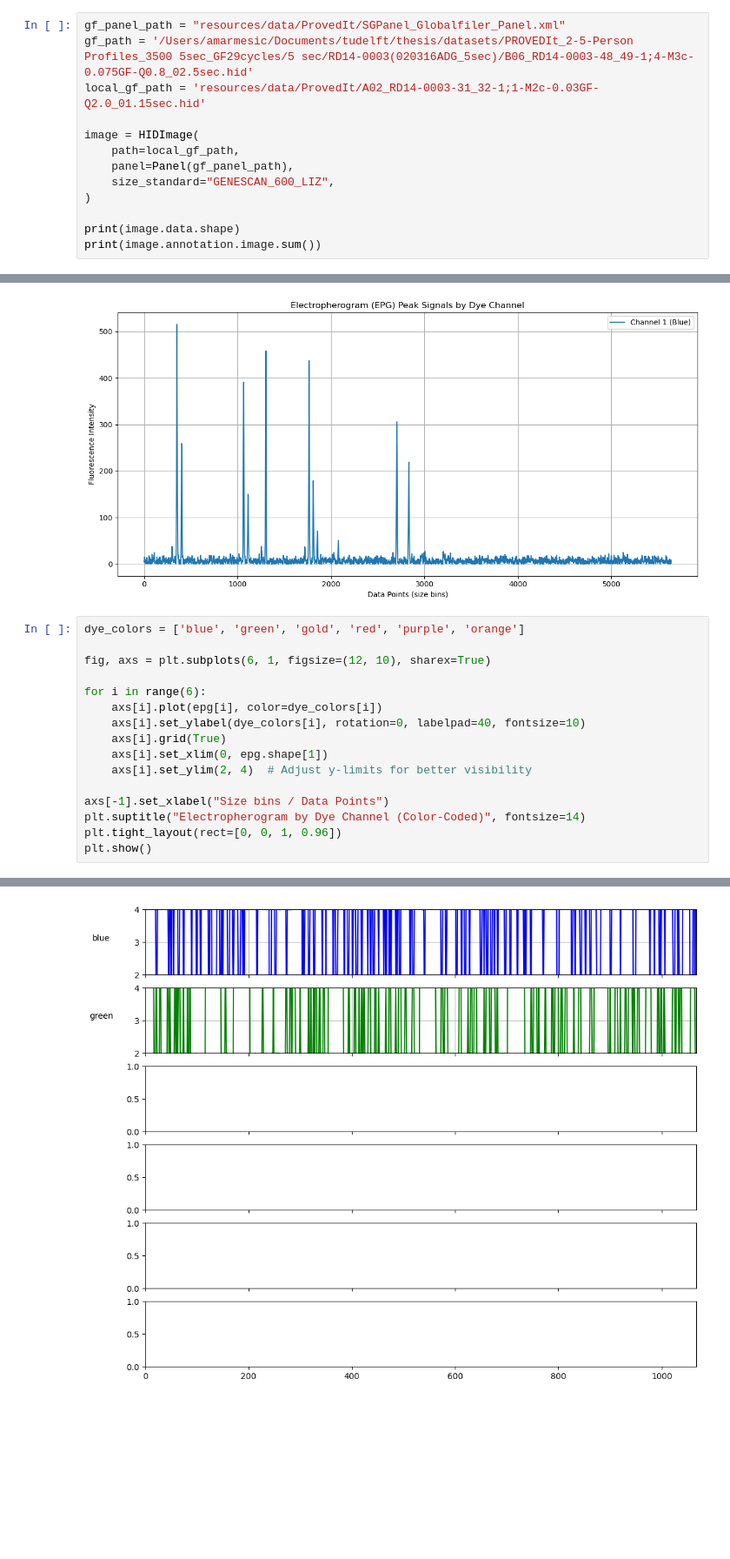
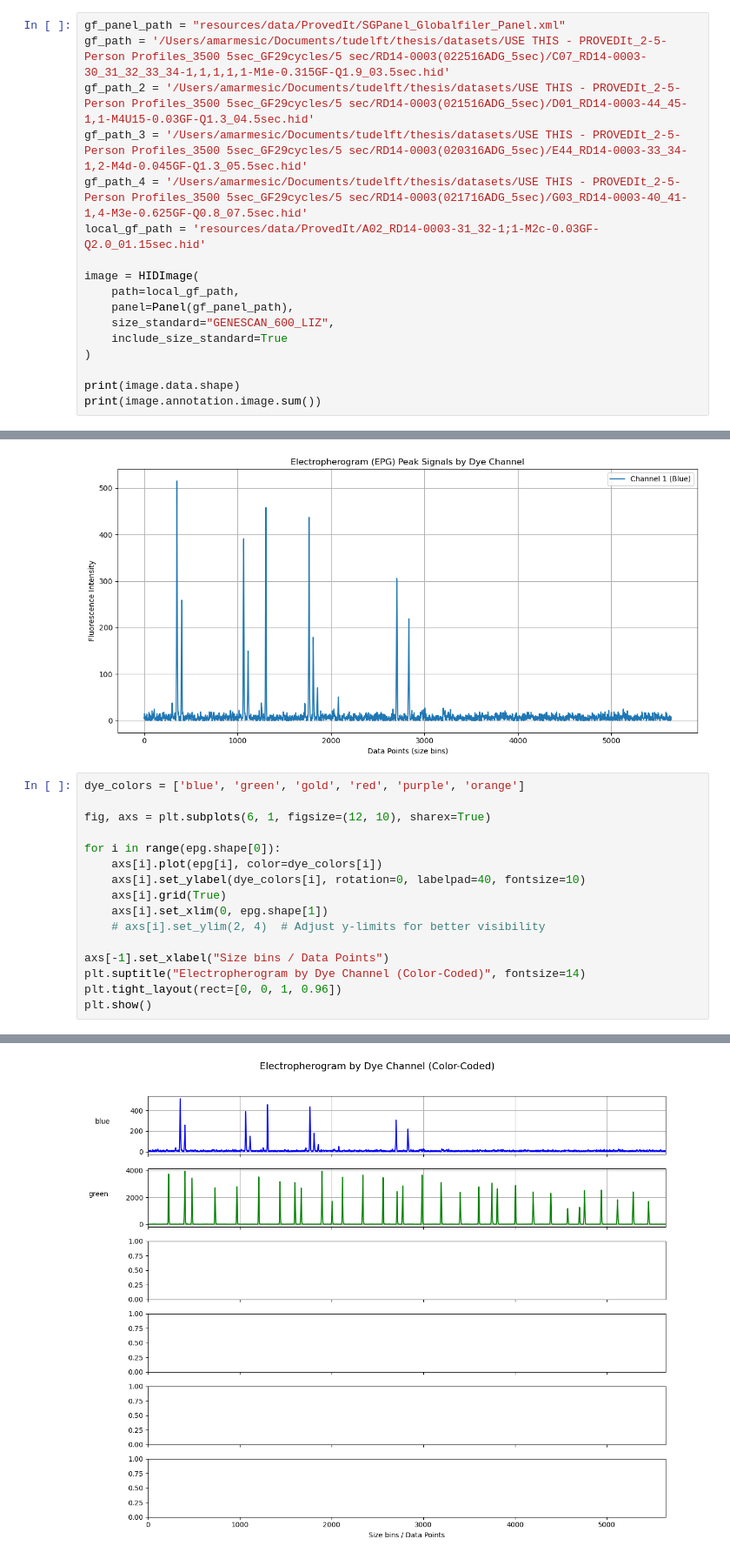
Before and after one commit to amar-mesic/DNANet, a Jupyter notebook: notebooks/ProvedItImage.ipynb, the cells around one changed output, grey strips where cells are left out. Shown: that part at 87% size. Cells and saved outputs as stored; diff of their text form; blank space fills up the shorter version.

Commit message:
add lane standardization

```diff
--- a/notebooks/ProvedItImage.ipynb
+++ b/notebooks/ProvedItImage.ipynb
@@ -18,13 +18,17 @@ import numpy as np
 # Create HID Image
 # %%
 gf_panel_path = "resources/data/ProvedIt/SGPanel_Globalfiler_Panel.xml"
-gf_path = '/Users/amarmesic/Documents/tudelft/thesis/datasets/PROVEDIt_2-5-Person Profiles_3500 5sec_GF29cycles/5 sec/RD14-0003(020316ADG_5sec)/B06_RD14-0003-48_49-1;4-M3c-0.075GF-Q0.8_02.5sec.hid'
+gf_path = '/Users/amarmesic/Documents/tudelft/thesis/datasets/USE THIS - PROVEDIt_2-5-Person Profiles_3500 5sec_GF29cycles/5 sec/RD14-0003(022516ADG_5sec)/C07_RD14-0003-30_31_32_33_34-1,1,1,1,1-M1e-0.315GF-Q1.9_03.5sec.hid'
+gf_path_2 = '/Users/amarmesic/Documents/tudelft/thesis/datasets/USE THIS - PROVEDIt_2-5-Person Profiles_3500 5sec_GF29cycles/5 sec/RD14-0003(021516ADG_5sec)/D01_RD14-0003-44_45-1,1-M4U15-0.03GF-Q1.3_04.5sec.hid'
+gf_path_3 = '/Users/amarmesic/Documents/tudelft/thesis/datasets/USE THIS - PROVEDIt_2-5-Person Profiles_3500 5sec_GF29cycles/5 sec/RD14-0003(020316ADG_5sec)/E44_RD14-0003-33_34-1,2-M4d-0.045GF-Q1.3_05.5sec.hid'
+gf_path_4 = '/Users/amarmesic/Documents/tudelft/thesis/datasets/USE THIS - PROVEDIt_2-5-Person Profiles_3500 5sec_GF29cycles/5 sec/RD14-0003(021716ADG_5sec)/G03_RD14-0003-40_41-1,4-M3e-0.625GF-Q0.8_07.5sec.hid'
 local_gf_path = 'resources/data/ProvedIt/A02_RD14-0003-31_32-1;1-M2c-0.03GF-Q2.0_01.15sec.hid'
 
 image = HIDImage(
     path=local_gf_path,
     panel=Panel(gf_panel_path),
     size_standard="GENESCAN_600_LIZ",
+    include_size_standard=True
 )
 
 print(image.data.shape)
@@ -72,12 +143,12 @@ dye_colors = ['blue', 'green', 'gold', 'red', 'purple', 'orange']
 
 fig, axs = plt.subplots(6, 1, figsize=(12, 10), sharex=True)
 
-for i in range(6):
+for i in range(epg.shape[0]):
     axs[i].plot(epg[i], color=dye_colors[i])
     axs[i].set_ylabel(dye_colors[i], rotation=0, labelpad=40, fontsize=10)
     axs[i].grid(True)
     axs[i].set_xlim(0, epg.shape[1])
-    axs[i].set_ylim(2, 4)  # Adjust y-limits for better visibility
+    # axs[i].set_ylim(2, 4)  # Adjust y-limits for better visibility
 
 axs[-1].set_xlabel("Size bins / Data Points")
 plt.suptitle("Electropherogram by Dye Channel (Color-Coded)", fontsize=14)
@@ -88,2 +158,2 @@ IndexError: index 2 is out of bounds for axis 0 with size 2
-[figure, old version]
+[figure, new version]
 # %%
```
Also changed, not shown: parts of 8 cells of this notebook, 10 other files.
